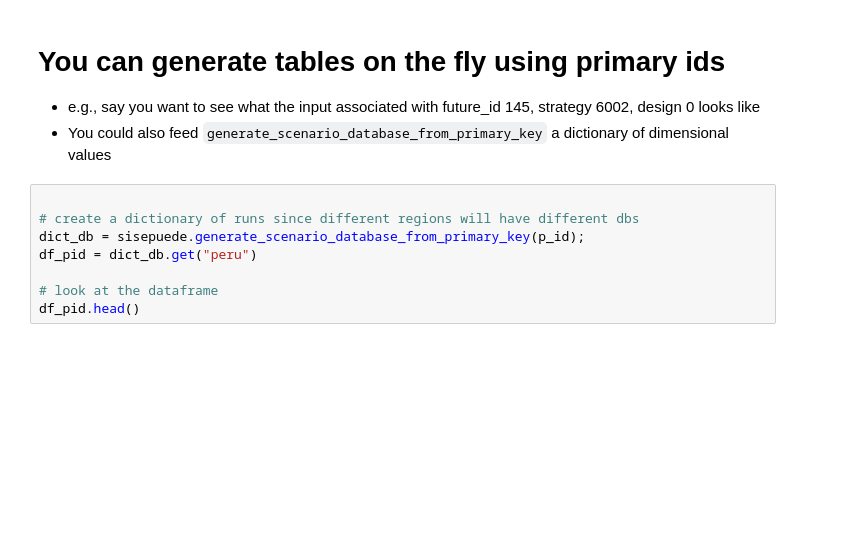
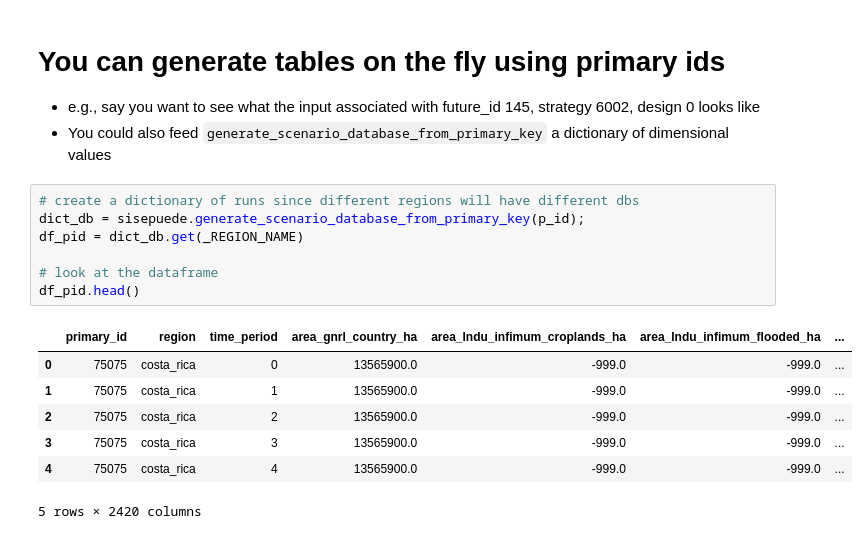
Before and after one commit to dpmendez/sisepuede_tutorials, a Jupyter notebook: sisepuede_tutorial_4-sisepuede_object.ipynb, the cells around one changed output. Saved outputs shown, nothing was run; the diff lists cells and outputs as text; blank space fills up the shorter version.

```diff
--- a/sisepuede_tutorial_4-sisepuede_object.ipynb
+++ b/sisepuede_tutorial_4-sisepuede_object.ipynb
@@ -366,13 +673,20 @@ print(f"{sisepuede.key_primary} = {p_id}")
 - e.g., say you want to see what the input associated with future_id 145, strategy 6002, design 0 looks like
 - You could also feed `generate_scenario_database_from_primary_key` a dictionary of dimensional values
 # %%
-
 # create a dictionary of runs since different regions will have different dbs
 dict_db = sisepuede.generate_scenario_database_from_primary_key(p_id);
-df_pid = dict_db.get("peru")
+df_pid = dict_db.get(_REGION_NAME)
 
 # look at the dataframe
 df_pid.head()
+# %% [output]
+|  | primary_id | region | time_period | area_gnrl_country_ha | area_lndu_infimum_croplands_ha | area_lndu_infimum_flooded_ha | ... |
+| 0 | 75075 | costa_rica | 0 | 13565900.0 | -999.0 | -999.0 | ... |
+| 1 | 75075 | costa_rica | 1 | 13565900.0 | -999.0 | -999.0 | ... |
+| 2 | 75075 | costa_rica | 2 | 13565900.0 | -999.0 | -999.0 | ... |
+| 3 | 75075 | costa_rica | 3 | 13565900.0 | -999.0 | -999.0 | ... |
+| 4 | 75075 | costa_rica | 4 | 13565900.0 | -999.0 | -999.0 | ... |
+5 rows × 2420 columns
 # %%
 inds = sisepuede.database.db.dict_iterative_database_tables.get("MODEL_OUTPUT").available_indices
 inds
```
Also changed, not shown: parts of 28 cells of this notebook.
